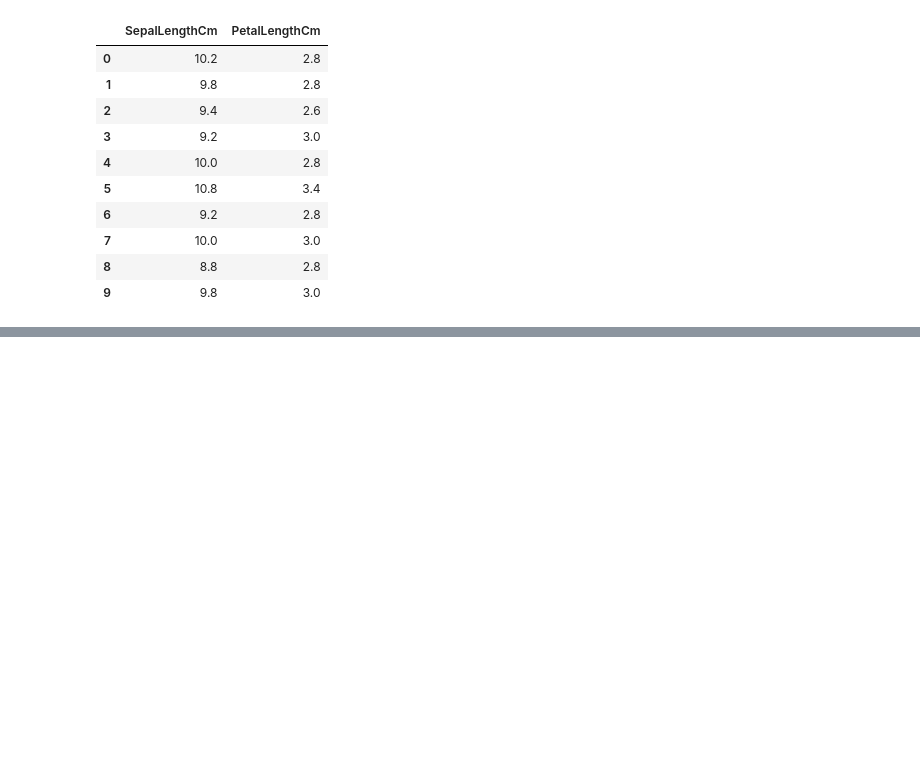
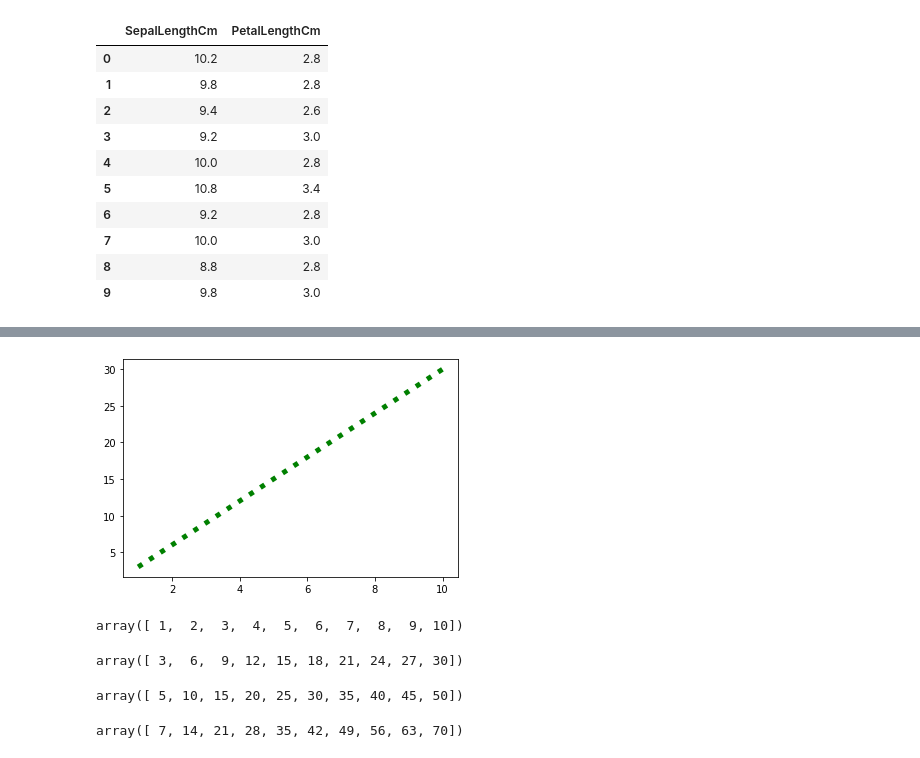
Before and after one commit to yashp241195/basicmljupyter, a Jupyter notebook: basics.ipynb, the cells around one changed output, grey strips where cells are left out. Drawn from its saved outputs; the diff is of its cells as text; code cells hidden in the pictures; blank space fills up the shorter version.

```diff
--- a/basics.ipynb
+++ b/basics.ipynb
@@ -285,0 +309,23 @@ iris.
+# %%
+plt.plot(x,y, color='g',linestyle=':',linewidth=5)
+plt.show()
+# %% [output]
+[figure, added]
+# %%
+x
+# %% [output]
+array([ 1,  2,  3,  4,  5,  6,  7,  8,  9, 10])
+# %%
+y
+# %% [output]
+array([ 3,  6,  9, 12, 15, 18, 21, 24, 27, 30])
+# %%
+y1 = 5*x
+y1
+# %% [output]
+array([ 5, 10, 15, 20, 25, 30, 35, 40, 45, 50])
+# %%
+y2 = 7*x
+y2
+# %% [output]
+array([ 7, 14, 21, 28, 35, 42, 49, 56, 63, 70])
```
Also changed, not shown: parts of 26 cells of this notebook.
